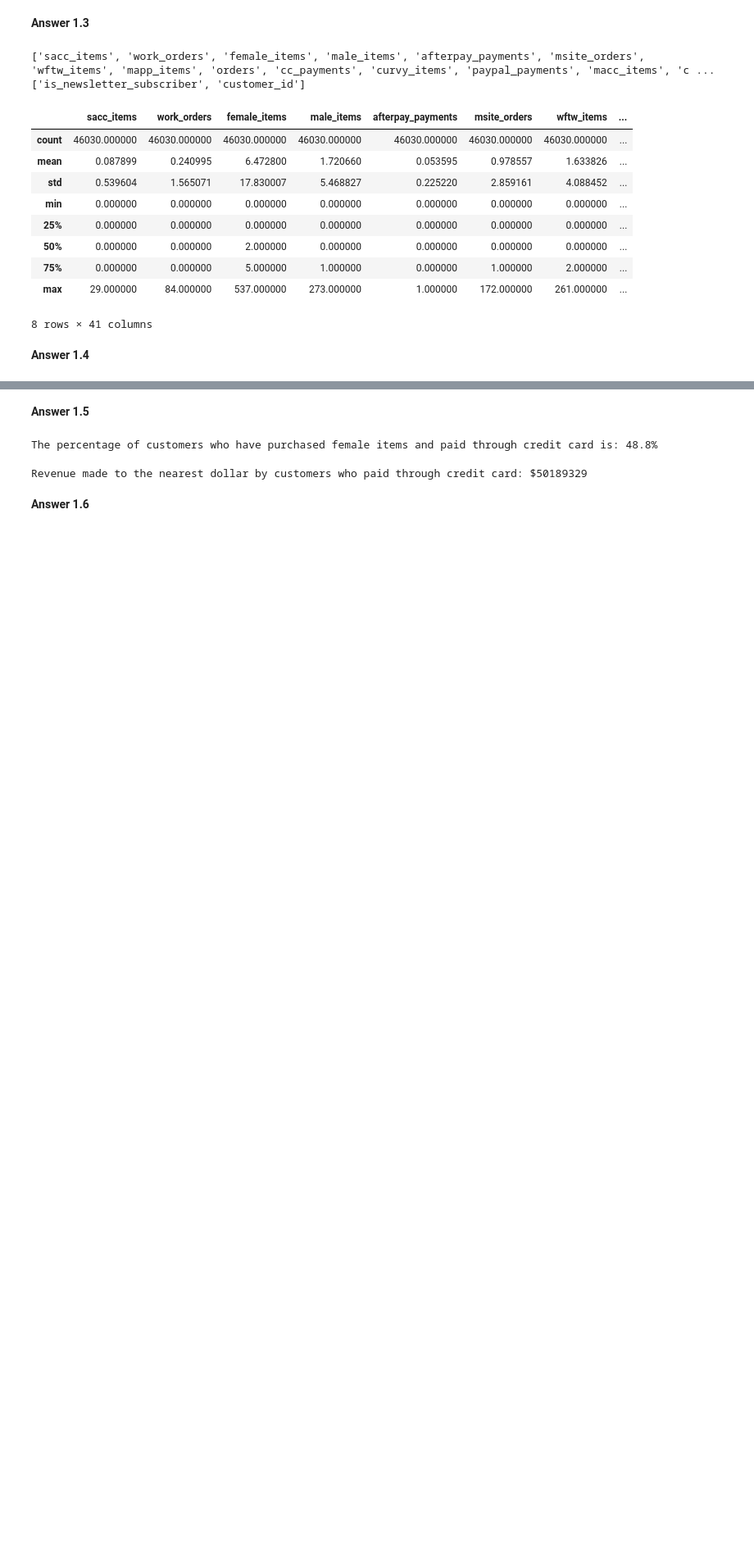
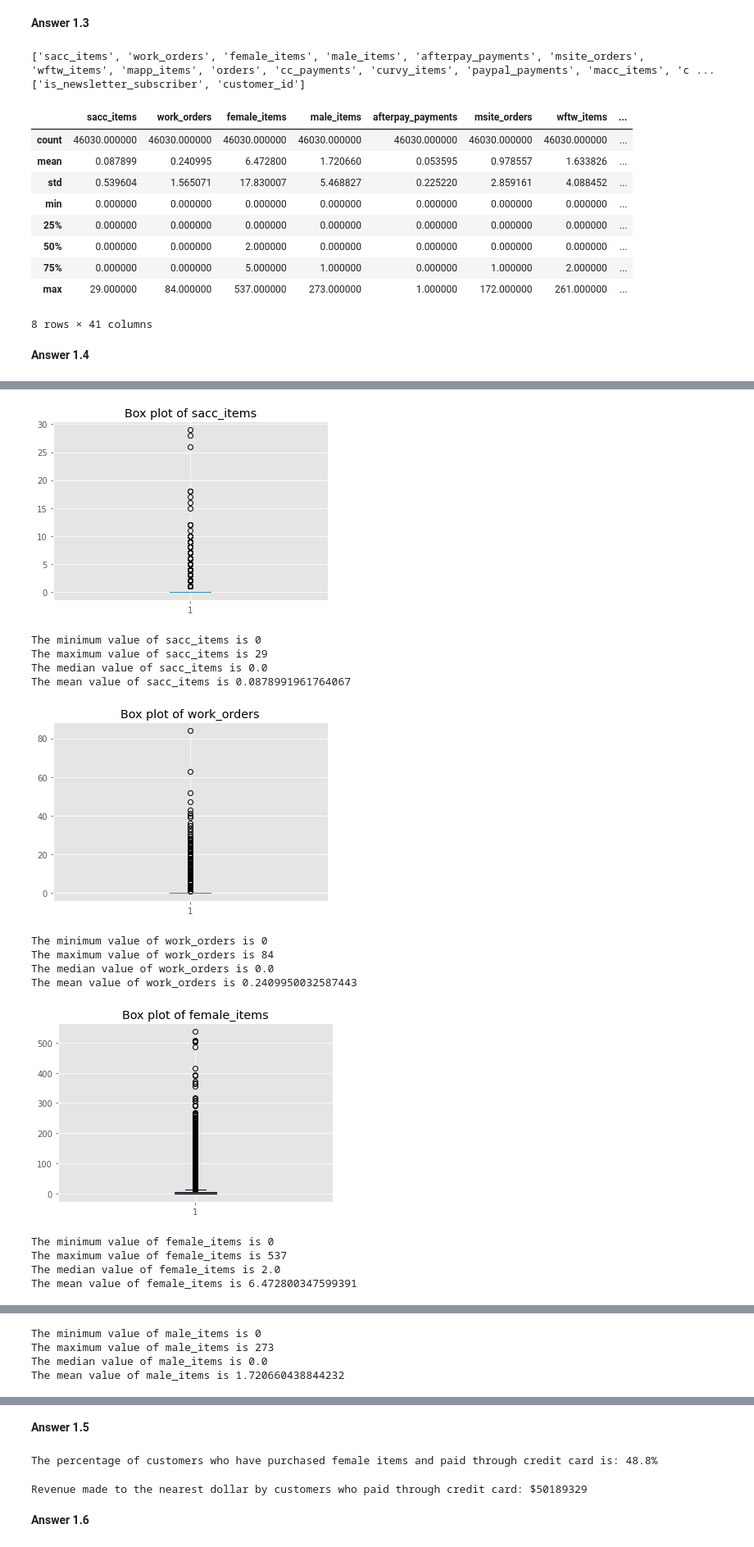
Before and after one commit to Prajith3/Modern-Data-Science-SIT742, a Jupyter notebook: Assignment2.ipynb, the cells around one changed output, grey strips where cells are left out. Shown at 82% size. Cells and saved outputs as stored; diff of their text form; code cells hidden in the pictures; blank space fills up the shorter version.

```diff
--- a/Assignment2.ipynb
+++ b/Assignment2.ipynb
@@ -167,0 +148,71 @@ None
+# %%
+#Identify corrupt data from the cleaned pandas df
+import matplotlib.pyplot as plt
+import math
+from matplotlib.backends.backend_pdf import PdfPages
+
+maxvals = df_clean.max()
+minvals = df_clean.min()
+
+df_test = df_clean
+
+#print(type(numerical_cols))
+#create a dataframe to store the statistics
+columnsx =numerical_list
+df_stats = pd.DataFrame(columns=columnsx, index=['Min', 'Max', 'Mean', 'Median'])
+df_stats.index = ['Min', 'Max', 'Mean', 'Median']
+
+# Change the column names
+#df_stats.columns =numerical_cols+categorical_cols
+
+# Change the row indexes
+#df_stats.index = ['Row_1', 'Row_2', 'Row_3', 'Row_4']
+
+#create an output file for the plots
+plotout = PdfPages("BoxPlots.pdf")
+
+
+#For each numerical column plot a box plot and statistics to help identify corruption of anomalies.
+for i in numerical_list :
+    plt.boxplot(x=df_test[i])
+    # Add Title to plot
+    plt.title("Box plot of "+str(i))
+    plotout.savefig()
+    plt.show()
+    print("The minimum value of "+str(i)+" is "+str(minvals[i]))
+    print("The maximum value of "+str(i)+" is "+str(maxvals[i]))
+    print("The median value of "+str(i)+" is "+str(df_test[i].median()))
+    print("The mean value of "+str(i)+" is "+str(df_test[i].mean()))
+    print()
+    print("")
+    df_stats[i]=[minvals[i],maxvals[i],df_test[i].mean(),df_test[i].median()]
+    #add data to a table for easier display
+
+#close the plot file
+plotout.close()
+
+#customer ID is not really necessary to chart, so will just chart the is_newsletter_subscriber
+
+df_test['is_newsletter_subscriber'].value_counts().plot(kind='bar')
+# Add Title to plot
+plt.title("Plot of is_newsletter_subscriber")
+plt.show()
+
+print()
+print("")
+# %% [output]
+[figure, added]
+The minimum value of sacc_items is 0
+The maximum value of sacc_items is 29
+The median value of sacc_items is 0.0
+The mean value of sacc_items is 0.0878991961764067
+[figure, added]
+The minimum value of work_orders is 0
+The maximum value of work_orders is 84
+The median value of work_orders is 0.0
+The mean value of work_orders is 0.2409950032587443
+[figure, added]
+The minimum value of female_items is 0
+The maximum value of female_items is 537
+The median value of female_items is 2.0
+The mean value of female_items is 6.472800347599391
@@ -167,0 +220,4 @@ None
+The minimum value of male_items is 0
+The maximum value of male_items is 273
+The median value of male_items is 0.0
+The mean value of male_items is 1.720660438844232
```
Also changed, not shown: parts of 12 cells of this notebook.
